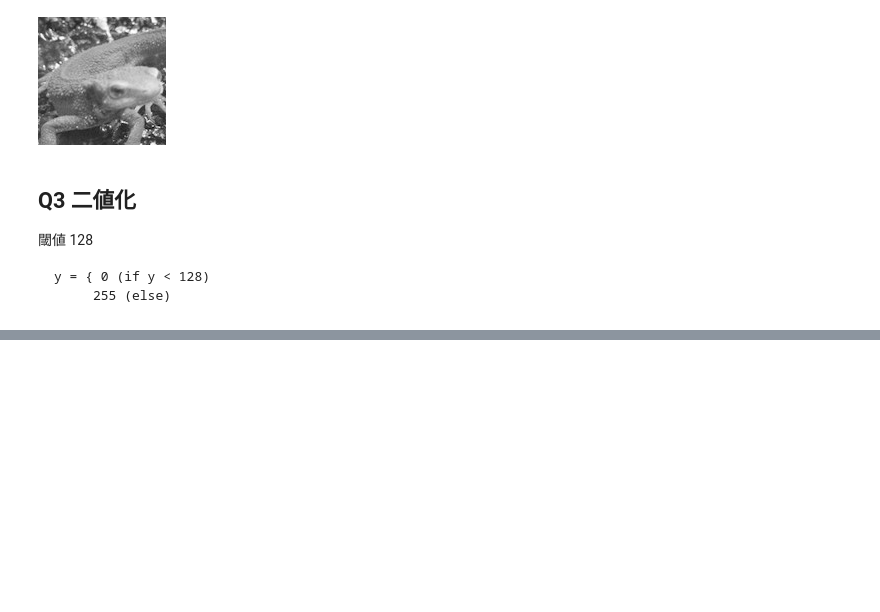
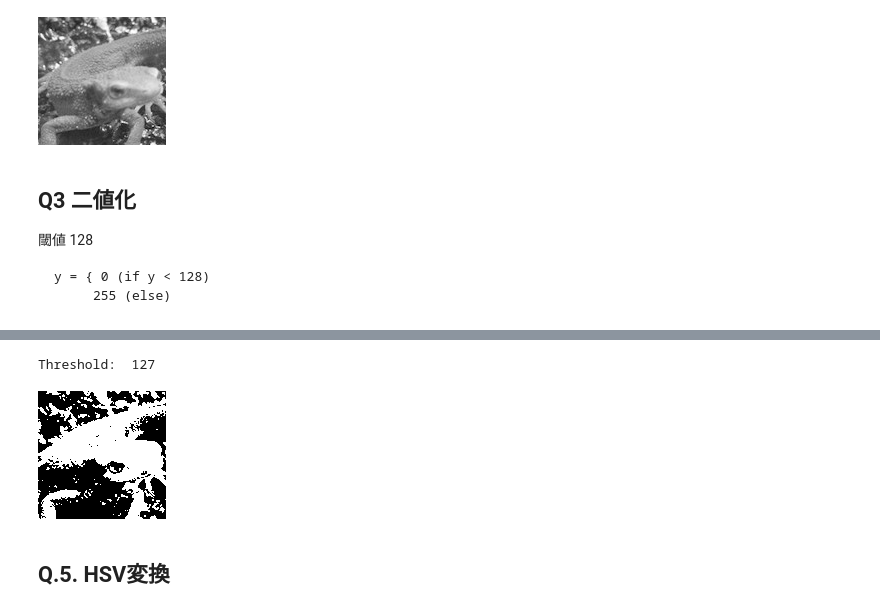
Before and after one commit to whatalnk/Gasyori100knock, a Jupyter notebook: notebooks/Question_01_10.ipynb, the cells around one changed output, grey strips where cells are left out. Drawn from its saved outputs; the diff is of its cells as text; code cells hidden in the pictures; blank space fills up the shorter version.

Commit message:
Q4. Otsu binarization

```diff
--- a/notebooks/Question_01_10.ipynb
+++ b/notebooks/Question_01_10.ipynb
@@ -43,9 +41,12 @@ import numpy as np
 # %%
-R = img[:, :, 2].copy()
-G = img[:, :, 1].copy()
-B = img[:, :, 0].copy()
-Y = (0.2126 * R + 0.7152 * G + 0.0722 * B).astype(np.uint8)
-cv2_imshow(Y)
+def BGR2GRAY(img):
+  R = img[:, :, 2].copy()
+  G = img[:, :, 1].copy()
+  B = img[:, :, 0].copy()
+  ret = (0.2126 * R + 0.7152 * G + 0.0722 * B).astype(np.uint8)
+  return(ret)
+img_gray = BGR2GRAY(img)
+cv2_imshow(img_gray)
 # %% [output]
 [figure]
 # %% [markdown]
@@ -66,0 +61,8 @@ cv2_imshow(BW)
+# %%
+def binarize(img, thr = 128):
+  ret = img.copy()
+  ret[ret < thr] = 0
+  ret[ret >= thr] = 255
+  return(ret)
+BW = binarize(img_gray, 128)
+cv2_imshow(BW)
@@ -66,0 +106,26 @@ cv2_imshow(BW)
+# %%
+def otsu_binarization(img):
+  thr = 0
+  Sb_max = 0
+  H, W = img.shape
+  for t in range(0, 256):
+    c1 = img[np.where(img < t)]
+    w1 = len(c1) / (H * W)
+    c2 = img[np.where(img >= t)]
+    w2 = len(c2) / (H * W)
+    M1 = np.mean(c1) if len(c1 > 0) else 0.
+    M2 = np.mean(c2) if len(c2 > 0) else 0.
+    Sb = w1 * w2 * (M1 - M2)**2
+    if Sb > Sb_max:
+      thr = t
+      Sb_max = Sb
+  print("Threshold: ", thr)
+  ret = binarize(img, thr)
+  return ret
+out = otsu_binarization(img_gray)
+cv2_imshow(out)
+# %% [output]
+Threshold:  127
+[figure, added]
+# %% [markdown]
+## Q.5. HSV変換
```
Also changed, not shown: parts of 6 cells of this notebook.
